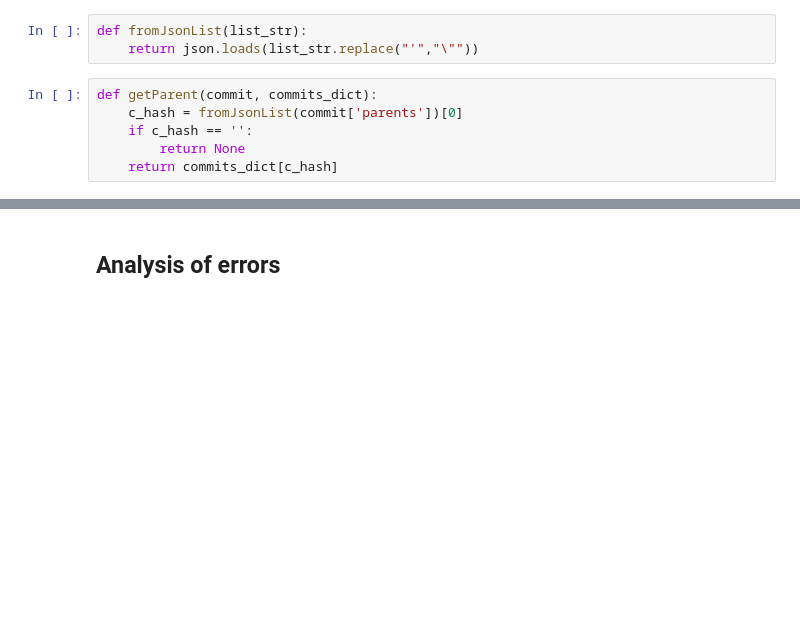
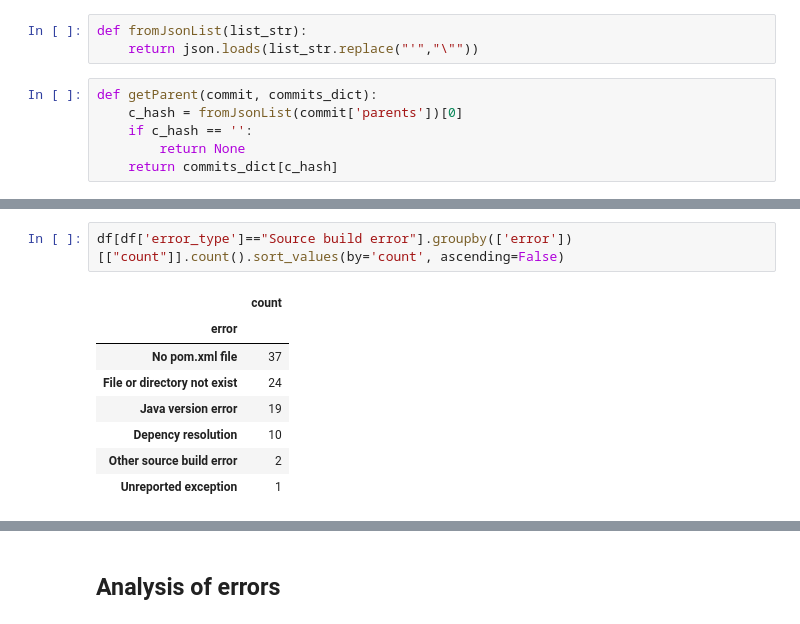
Before and after one commit to codeurjc/BugHunter, a Jupyter notebook: analysis/LogAnalysis.ipynb, the cells around one changed output, grey strips where cells are left out. Cells and saved outputs as stored; diff of their text form; blank space fills up the shorter version.

```diff
--- a/analysis/LogAnalysis.ipynb
+++ b/analysis/LogAnalysis.ipynb
@@ -178 +254,12 @@ df.groupby(['error',"error_type"])[["count"]].count().sort_values(by='count', as
+# %%
+df[df['error_type']=="Source build error"].groupby(['error'])[["count"]].count().sort_values(by='count', ascending=False)
+# %% [output]
+|  | count |
+| error |  |
+| No pom.xml file | 37 |
+| File or directory not exist | 24 |
+| Java version error | 19 |
+| Depency resolution | 10 |
+| Other source build error | 2 |
+| Unreported exception | 1 |
 # %%
```
Also changed, not shown: parts of 11 cells of this notebook, 10 other files.
